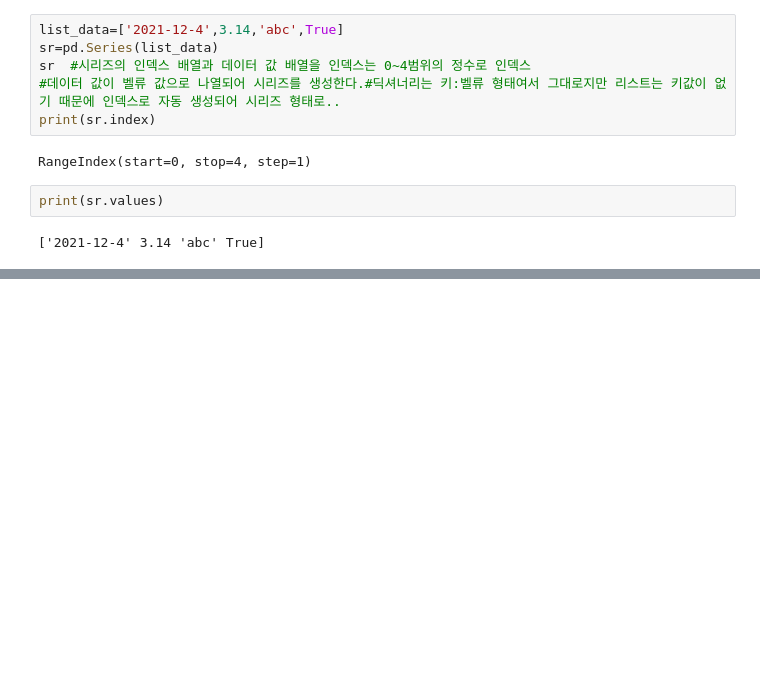
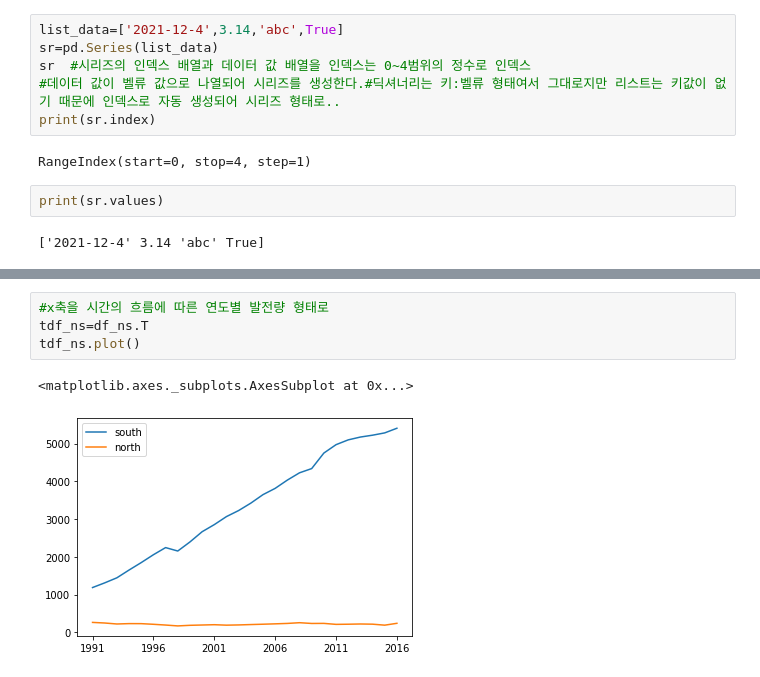
Before and after one commit to seoheejj1/pandas, a Jupyter notebook: bigdata2.ipynb, the cells around one changed output, grey strips where cells are left out. Cells and saved outputs as stored; diff of their text form; blank space fills up the shorter version.

```diff
--- a/bigdata2.ipynb
+++ b/bigdata2.ipynb
@@ -220,0 +641,7 @@ print(sr.values)
+# %%
+#x축을 시간의 흐름에 따른 연도별 발전량 형태로
+tdf_ns=df_ns.T
+tdf_ns.plot()
+# %% [output]
+<matplotlib.axes._subplots.AxesSubplot at 0x...>
+[figure, added]
```
Also changed, not shown: parts of 54 cells of this notebook.
